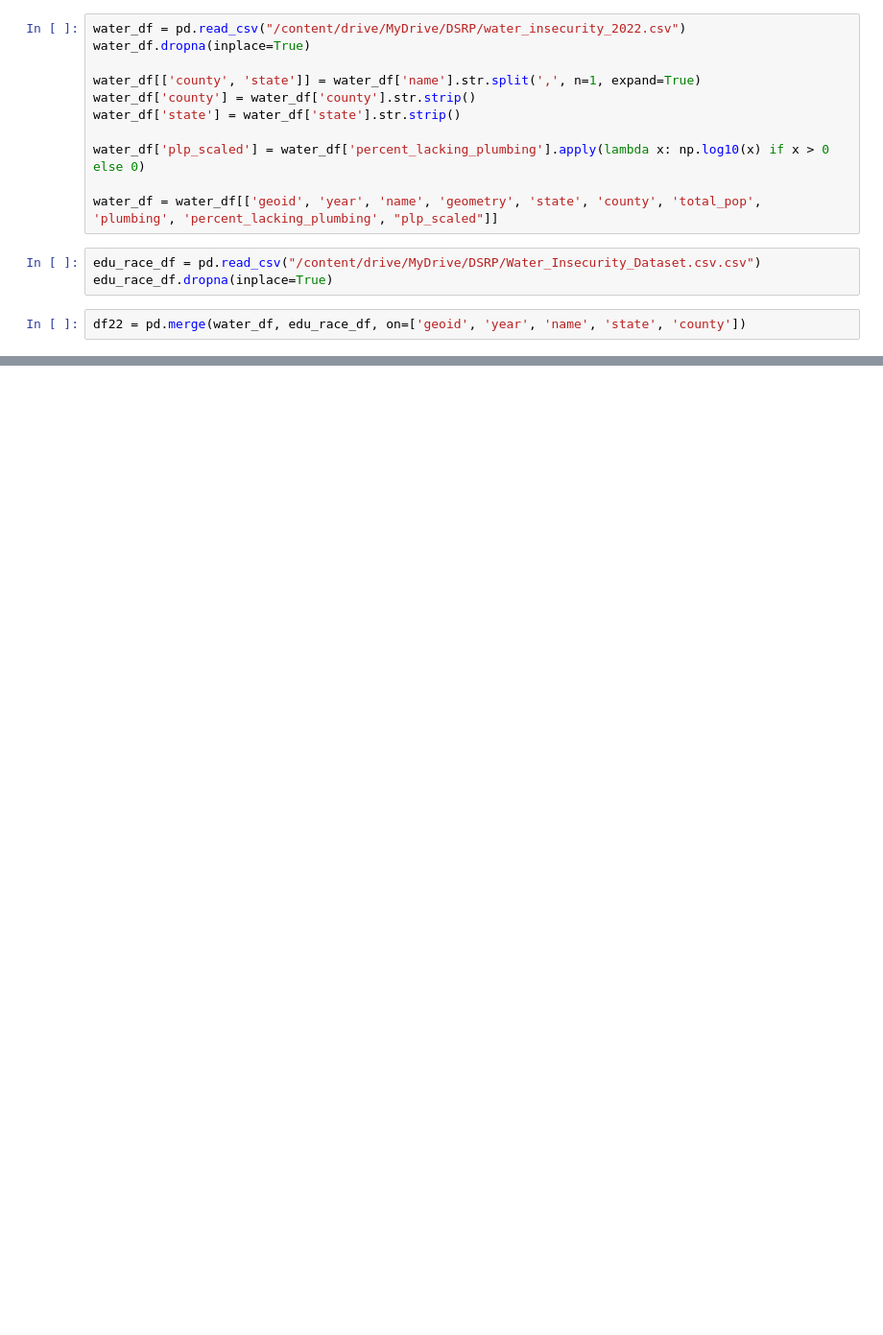
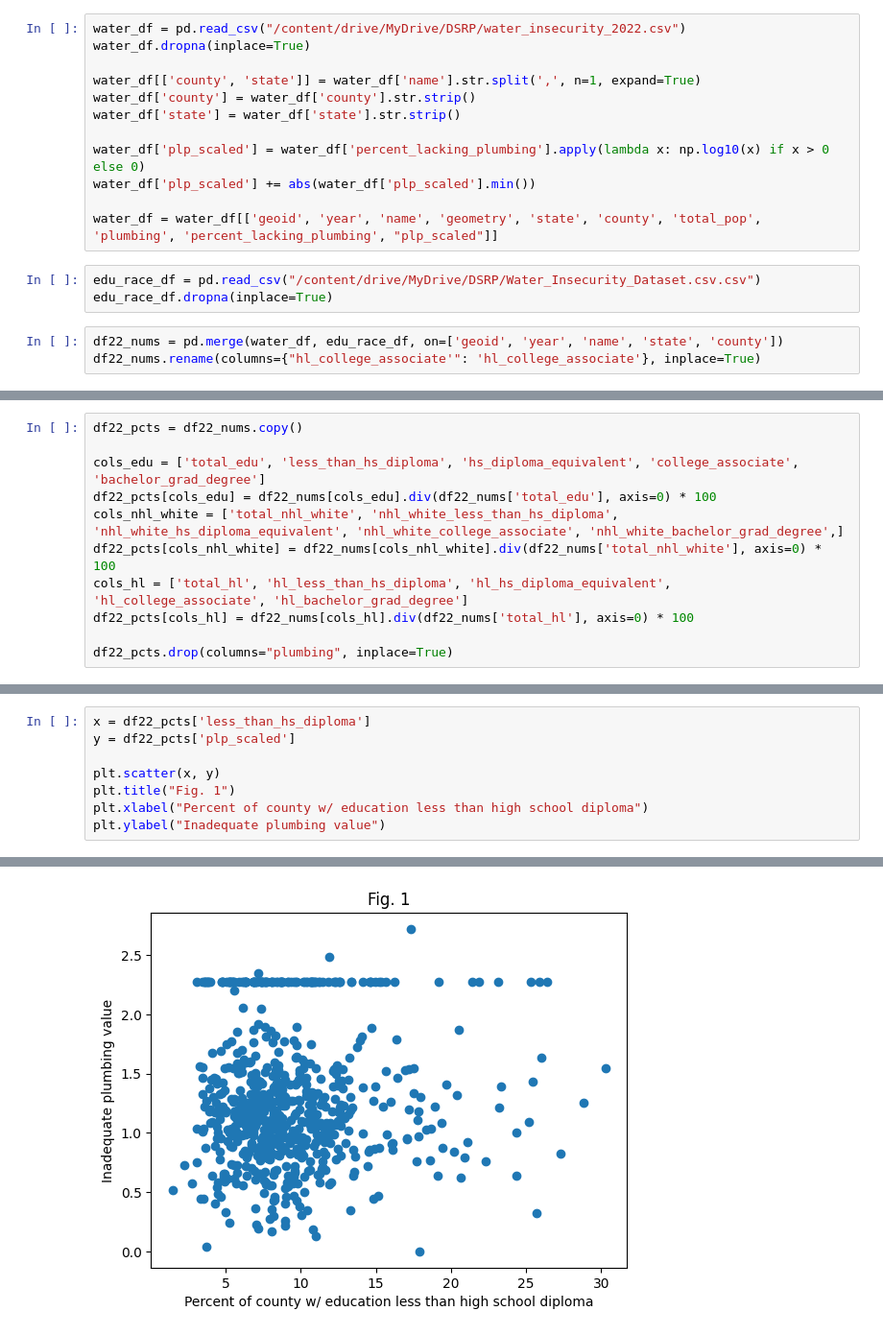
Before and after one commit to eDoggo3779/Water_Insecurity, a Jupyter notebook: Water_Insecurity.ipynb, the cells around one changed output, grey strips where cells are left out. Shown at 96% size. Drawn from its saved outputs; the diff is of its cells as text; blank space fills up the shorter version.

```diff
--- a/Water_Insecurity.ipynb
+++ b/Water_Insecurity.ipynb
@@ -31,10 +26,12 @@ water_df['county'] = water_df['county'].str.strip()
 water_df['state'] = water_df['state'].str.strip()
 
 water_df['plp_scaled'] = water_df['percent_lacking_plumbing'].apply(lambda x: np.log10(x) if x > 0 else 0)
+water_df['plp_scaled'] += abs(water_df['plp_scaled'].min())
 
 water_df = water_df[['geoid', 'year', 'name', 'geometry', 'state', 'county', 'total_pop', 'plumbing', 'percent_lacking_plumbing', "plp_scaled"]]
 # %%
 edu_race_df = pd.read_csv("/content/drive/MyDrive/DSRP/Water_Insecurity_Dataset.csv.csv")
 edu_race_df.dropna(inplace=True)
 # %%
-df22 = pd.merge(water_df, edu_race_df, on=['geoid', 'year', 'name', 'state', 'county'])
+df22_nums = pd.merge(water_df, edu_race_df, on=['geoid', 'year', 'name', 'state', 'county'])
+df22_nums.rename(columns={"hl_college_associate'": 'hl_college_associate'}, inplace=True)
@@ -55,0 +38,11 @@ fig.show()
+# %%
+df22_pcts = df22_nums.copy()
+
+cols_edu = ['total_edu', 'less_than_hs_diploma', 'hs_diploma_equivalent', 'college_associate', 'bachelor_grad_degree']
+df22_pcts[cols_edu] = df22_nums[cols_edu].div(df22_nums['total_edu'], axis=0) * 100
+cols_nhl_white = ['total_nhl_white', 'nhl_white_less_than_hs_diploma', 'nhl_white_hs_diploma_equivalent', 'nhl_white_college_associate', 'nhl_white_bachelor_grad_degree',]
+df22_pcts[cols_nhl_white] = df22_nums[cols_nhl_white].div(df22_nums['total_nhl_white'], axis=0) * 100
+cols_hl = ['total_hl', 'hl_less_than_hs_diploma', 'hl_hs_diploma_equivalent', 'hl_college_associate', 'hl_bachelor_grad_degree']
+df22_pcts[cols_hl] = df22_nums[cols_hl].div(df22_nums['total_hl'], axis=0) * 100
+
+df22_pcts.drop(columns="plumbing", inplace=True)
@@ -55,0 +59,9 @@ fig.show()
+# %%
+x = df22_pcts['less_than_hs_diploma']
+y = df22_pcts['plp_scaled']
+
+plt.scatter(x, y)
+plt.title("Fig. 1")
+plt.xlabel("Percent of county w/ education less than high school diploma")
+plt.ylabel("Inadequate plumbing value")
+# %% [output]
@@ -55,0 +69 @@ fig.show()
+[figure, added]
```
Also changed, not shown: parts of 5 cells of this notebook.
